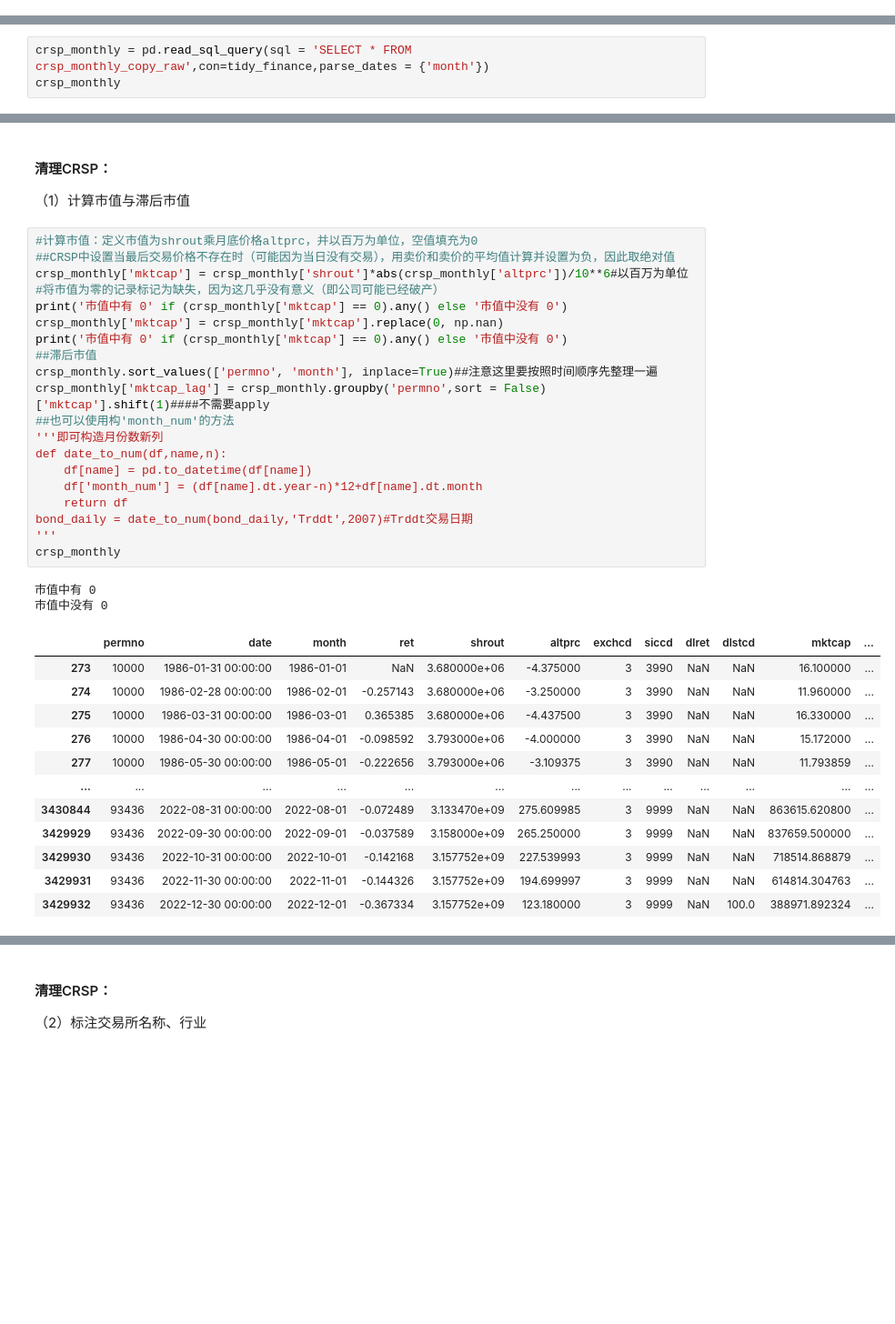
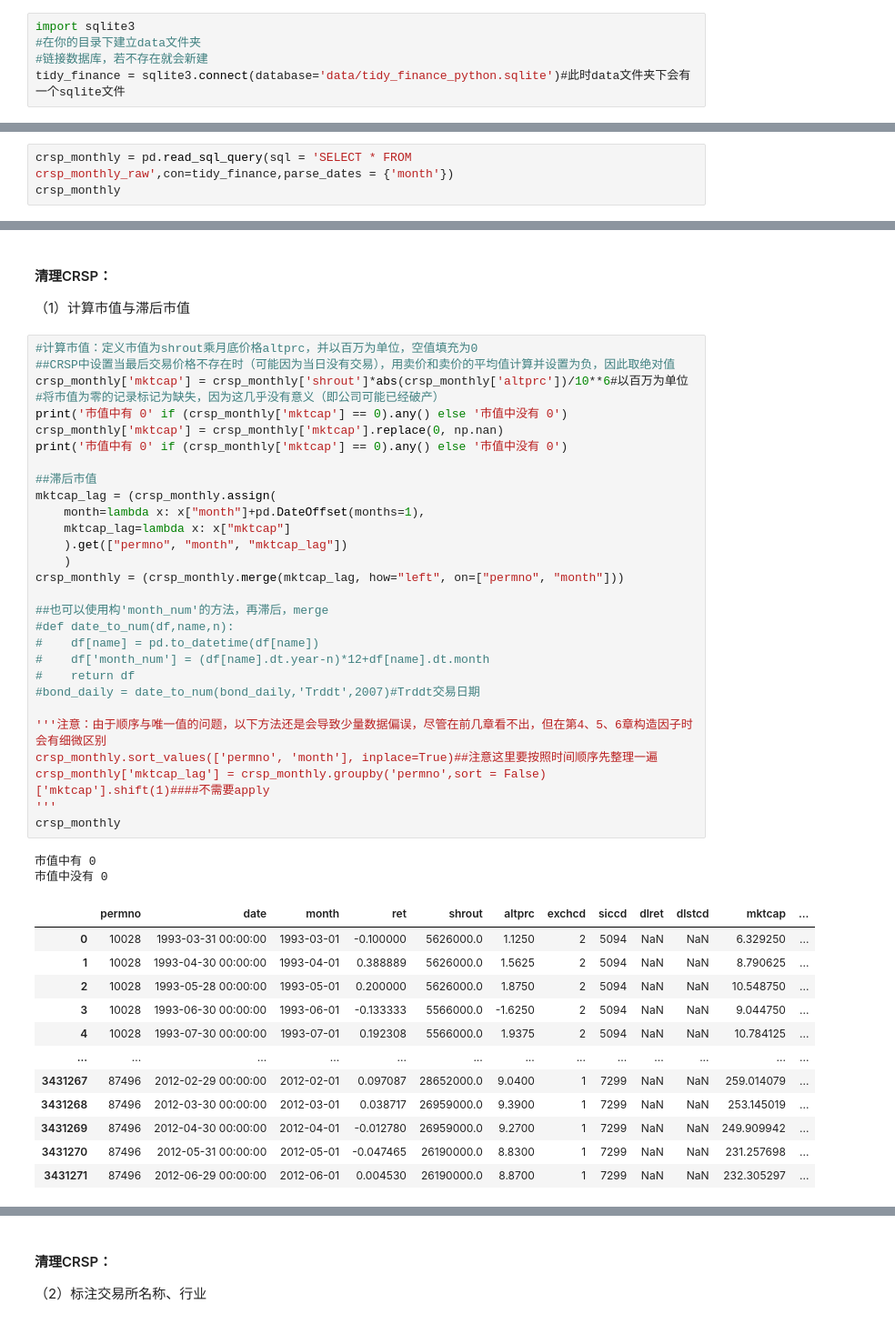
Before and after one commit to WHUFT/WHU_FinTech_Workshop, a Jupyter notebook: 10-研究方法学习班/15-Tidy Finance & Empirical Asset Pricing/01_Financial_data/week1_Finance_data.ipynb, the cells around one changed output, grey strips where cells are left out. Shown at 91% size. Cells and saved outputs as stored; diff of their text form; blank space fills up the shorter version.

```diff
--- a/10-研究方法学习班/15-Tidy Finance & Empirical Asset Pricing/01_Financial_data/week1_Finance_data.ipynb
+++ b/10-研究方法学习班/15-Tidy Finance & Empirical Asset Pricing/01_Financial_data/week1_Finance_data.ipynb
@@ -302,6 +302,11 @@ tidy_finance.execute("VACUUM")
 wrds的官方python包链接较麻烦，使用WRDS网站远程链接
 
 wrds的数据也由sql数据库组织，因此可以根据SQL语句来调用
+# %%
+import sqlite3
+#在你的目录下建立data文件夹
+#链接数据库，若不存在就会新建
+tidy_finance = sqlite3.connect(database='data/tidy_finance_python.sqlite')#此时data文件夹下会有一个sqlite文件
 # %%
 from sqlalchemy import create_engine
 #pip install psycopg2
@@ -362,5 +367,5 @@ crsp_monthly.to_sql(name='crsp_monthly_copy_raw', con=tidy_finance,if_exists='re
 # %%
-crsp_monthly = pd.read_sql_query(sql = 'SELECT * FROM crsp_monthly_copy_raw',con=tidy_finance,parse_dates = {'month'})
+crsp_monthly = pd.read_sql_query(sql = 'SELECT * FROM crsp_monthly_raw',con=tidy_finance,parse_dates = {'month'})
 crsp_monthly
 # %% [output]
 |  | permno | date | month | ret | shrout | altprc | exchcd | siccd | dlret | dlstcd |
@@ -382,38 +387,47 @@ crsp_monthly
 # %%
 #计算市值：定义市值为shrout乘月底价格altprc，并以百万为单位，空值填充为0
 ##CRSP中设置当最后交易价格不存在时（可能因为当日没有交易），用卖价和卖价的平均值计算并设置为负，因此取绝对值
 crsp_monthly['mktcap'] = crsp_monthly['shrout']*abs(crsp_monthly['altprc'])/10**6#以百万为单位
 #将市值为零的记录标记为缺失，因为这几乎没有意义（即公司可能已经破产）
 print('市值中有 0' if (crsp_monthly['mktcap'] == 0).any() else '市值中没有 0')
 crsp_monthly['mktcap'] = crsp_monthly['mktcap'].replace(0, np.nan)
 print('市值中有 0' if (crsp_monthly['mktcap'] == 0).any() else '市值中没有 0')
+
 ##滞后市值
+mktcap_lag = (crsp_monthly.assign(
+    month=lambda x: x["month"]+pd.DateOffset(months=1),
+    mktcap_lag=lambda x: x["mktcap"]
+    ).get(["permno", "month", "mktcap_lag"])
+    )
+crsp_monthly = (crsp_monthly.merge(mktcap_lag, how="left", on=["permno", "month"]))
+
+##也可以使用构'month_num'的方法，再滞后，merge
+#def date_to_num(df,name,n):
+#    df[name] = pd.to_datetime(df[name])
+#    df['month_num'] = (df[name].dt.year-n)*12+df[name].dt.month
+#    return df
+#bond_daily = date_to_num(bond_daily,'Trddt',2007)#Trddt交易日期
+
+'''注意：由于顺序与唯一值的问题，以下方法还是会导致少量数据偏误，尽管在前几章看不出，但在第4、5、6章构造因子时会有细微区别
 crsp_monthly.sort_values(['permno', 'month'], inplace=True)##注意这里要按照时间顺序先整理一遍
 crsp_monthly['mktcap_lag'] = crsp_monthly.groupby('permno',sort = False)['mktcap'].shift(1)####不需要apply
-##也可以使用构'month_num'的方法
-'''即可构造月份数新列
-def date_to_num(df,name,n):
-    df[name] = pd.to_datetime(df[name])
-    df['month_num'] = (df[name].dt.year-n)*12+df[name].dt.month
-    return df
-bond_daily = date_to_num(bond_daily,'Trddt',2007)#Trddt交易日期
 '''
 crsp_monthly
 # %% [output]
 市值中有 0
 市值中没有 0
 |  | permno | date | month | ret | shrout | altprc | exchcd | siccd | dlret | dlstcd | mktcap | ... |
-| 273 | 10000 | 1986-01-31 00:00:00 | 1986-01-01 | NaN | 3.680000e+06 | -4.375000 | 3 | 3990 | NaN | NaN | 16.100000 | ... |
-| 274 | 10000 | 1986-02-28 00:00:00 | 1986-02-01 | -0.257143 | 3.680000e+06 | -3.250000 | 3 | 3990 | NaN | NaN | 11.960000 | ... |
-| 275 | 10000 | 1986-03-31 00:00:00 | 1986-03-01 | 0.365385 | 3.680000e+06 | -4.437500 | 3 | 3990 | NaN | NaN | 16.330000 | ... |
-| 276 | 10000 | 1986-04-30 00:00:00 | 1986-04-01 | -0.098592 | 3.793000e+06 | -4.000000 | 3 | 3990 | NaN | NaN | 15.172000 | ... |
-| 277 | 10000 | 1986-05-30 00:00:00 | 1986-05-01 | -0.222656 | 3.793000e+06 | -3.109375 | 3 | 3990 | NaN | NaN | 11.793859 | ... |
+| 0 | 10028 | 1993-03-31 00:00:00 | 1993-03-01 | -0.100000 | 5626000.0 | 1.1250 | 2 | 5094 | NaN | NaN | 6.329250 | ... |
+| 1 | 10028 | 1993-04-30 00:00:00 | 1993-04-01 | 0.388889 | 5626000.0 | 1.5625 | 2 | 5094 | NaN | NaN | 8.790625 | ... |
+| 2 | 10028 | 1993-05-28 00:00:00 | 1993-05-01 | 0.200000 | 5626000.0 | 1.8750 | 2 | 5094 | NaN | NaN | 10.548750 | ... |
+| 3 | 10028 | 1993-06-30 00:00:00 | 1993-06-01 | -0.133333 | 5566000.0 | -1.6250 | 2 | 5094 | NaN | NaN | 9.044750 | ... |
+| 4 | 10028 | 1993-07-30 00:00:00 | 1993-07-01 | 0.192308 | 5566000.0 | 1.9375 | 2 | 5094 | NaN | NaN | 10.784125 | ... |
 | ... | ... | ... | ... | ... | ... | ... | ... | ... | ... | ... | ... | ... |
-| 3430844 | 93436 | 2022-08-31 00:00:00 | 2022-08-01 | -0.072489 | 3.133470e+09 | 275.609985 | 3 | 9999 | NaN | NaN | 863615.620800 | ... |
-| 3429929 | 93436 | 2022-09-30 00:00:00 | 2022-09-01 | -0.037589 | 3.158000e+09 | 265.250000 | 3 | 9999 | NaN | NaN | 837659.500000 | ... |
-| 3429930 | 93436 | 2022-10-31 00:00:00 | 2022-10-01 | -0.142168 | 3.157752e+09 | 227.539993 | 3 | 9999 | NaN | NaN | 718514.868879 | ... |
-| 3429931 | 93436 | 2022-11-30 00:00:00 | 2022-11-01 | -0.144326 | 3.157752e+09 | 194.699997 | 3 | 9999 | NaN | NaN | 614814.304763 | ... |
-| 3429932 | 93436 | 2022-12-30 00:00:00 | 2022-12-01 | -0.367334 | 3.157752e+09 | 123.180000 | 3 | 9999 | NaN | 100.0 | 388971.892324 | ... |
+| 3431267 | 87496 | 2012-02-29 00:00:00 | 2012-02-01 | 0.097087 | 28652000.0 | 9.0400 | 1 | 7299 | NaN | NaN | 259.014079 | ... |
+| 3431268 | 87496 | 2012-03-30 00:00:00 | 2012-03-01 | 0.038717 | 26959000.0 | 9.3900 | 1 | 7299 | NaN | NaN | 253.145019 | ... |
+| 3431269 | 87496 | 2012-04-30 00:00:00 | 2012-04-01 | -0.012780 | 26959000.0 | 9.2700 | 1 | 7299 | NaN | NaN | 249.909942 | ... |
+| 3431270 | 87496 | 2012-05-31 00:00:00 | 2012-05-01 | -0.047465 | 26190000.0 | 8.8300 | 1 | 7299 | NaN | NaN | 231.257698 | ... |
+| 3431271 | 87496 | 2012-06-29 00:00:00 | 2012-06-01 | 0.004530 | 26190000.0 | 8.8700 | 1 | 7299 | NaN | NaN | 232.305297 | ... |
 3431272 rows × 12 columns
 # %% [markdown]
 #### 清理CRSP：
```
Also changed, not shown: parts of 15 cells of this notebook.
